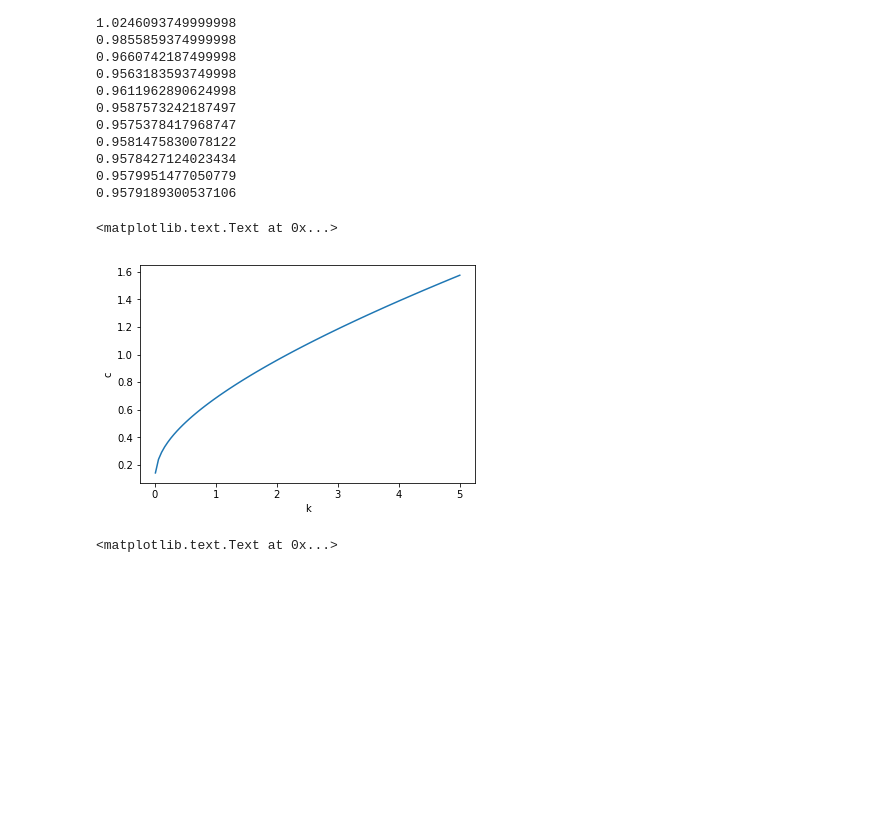
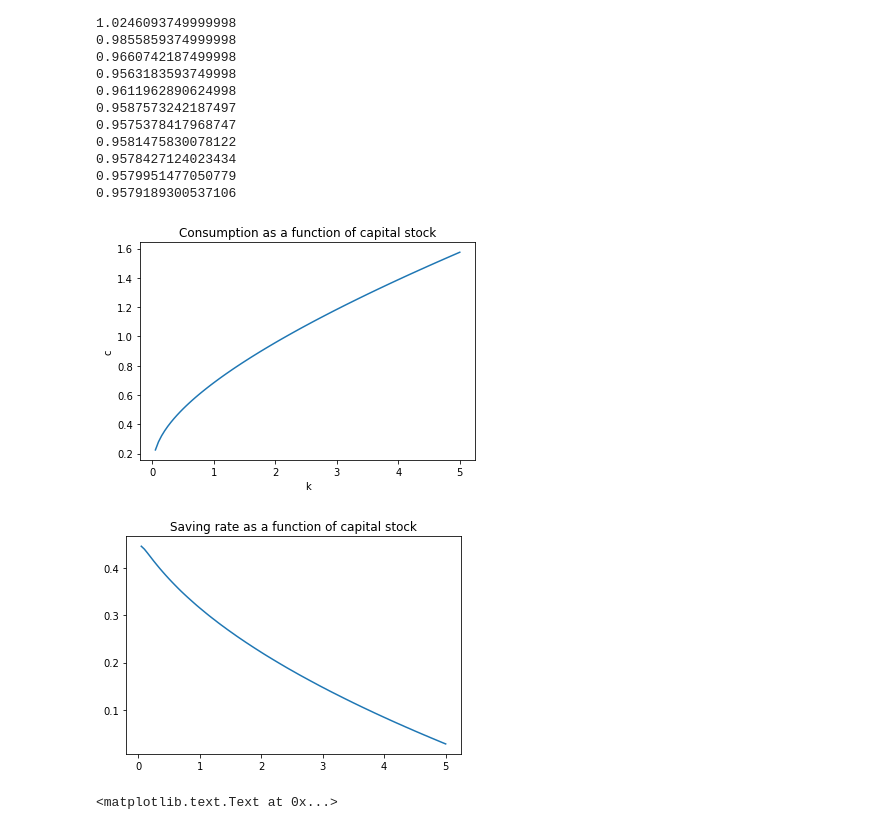
Before and after one commit to anhnguyendepocen/advanced_macroeconomics-1, a Jupyter notebook: notebooks/Ramsey.ipynb, the cells around one changed output. Saved outputs shown, nothing was run; the diff lists cells and outputs as text; code cells hidden in the pictures; blank space fills up the shorter version.

Commit message:
Update the Ramsey notebook to include saving rate

```diff
--- a/notebooks/Ramsey.ipynb
+++ b/notebooks/Ramsey.ipynb
@@ -81,30 +81,36 @@ while c_guess_high-c_guess_low > 0.0001:
 # %%
 def c_from_k(k_init):
 
     c_guess_low = 0.01
     c_guess_high = 10.00
 
     while c_guess_high-c_guess_low > 0.0001:
         c_guess = (c_guess_low+c_guess_high)/2.0
         result = test_c_guess_given_k_init(c_guess, k_init)
         if result == "low":
             c_guess_low = c_guess
         if result == "high":
             c_guess_high = c_guess
 
     return c_guess
 
 import numpy as np
 import pylab as pl
 %matplotlib inline
-k_values = np.linspace(0.01, 5.0, 100)
+k_values = np.linspace(0.05, 5.0, 100)
 c_values = [c_from_k(k_init) for k_init in k_values]
 pl.plot(k_values, c_values)
 pl.xlabel('k')
 pl.ylabel('c')
+pl.title('Consumption as a function of capital stock')
+pl.show()
+
+pl.plot(k_values, 1-c_values/k_values**alpha)
+pl.title('Saving rate as a function of capital stock')
+pl.show()
 # %% [output]
-<matplotlib.text.Text at 0x...>
-[figure, old version]
+[figure, new version]
+[figure, added]
 # %%
 c_new, k_new = c_new_k_new(c_values, k_values)
 
```
